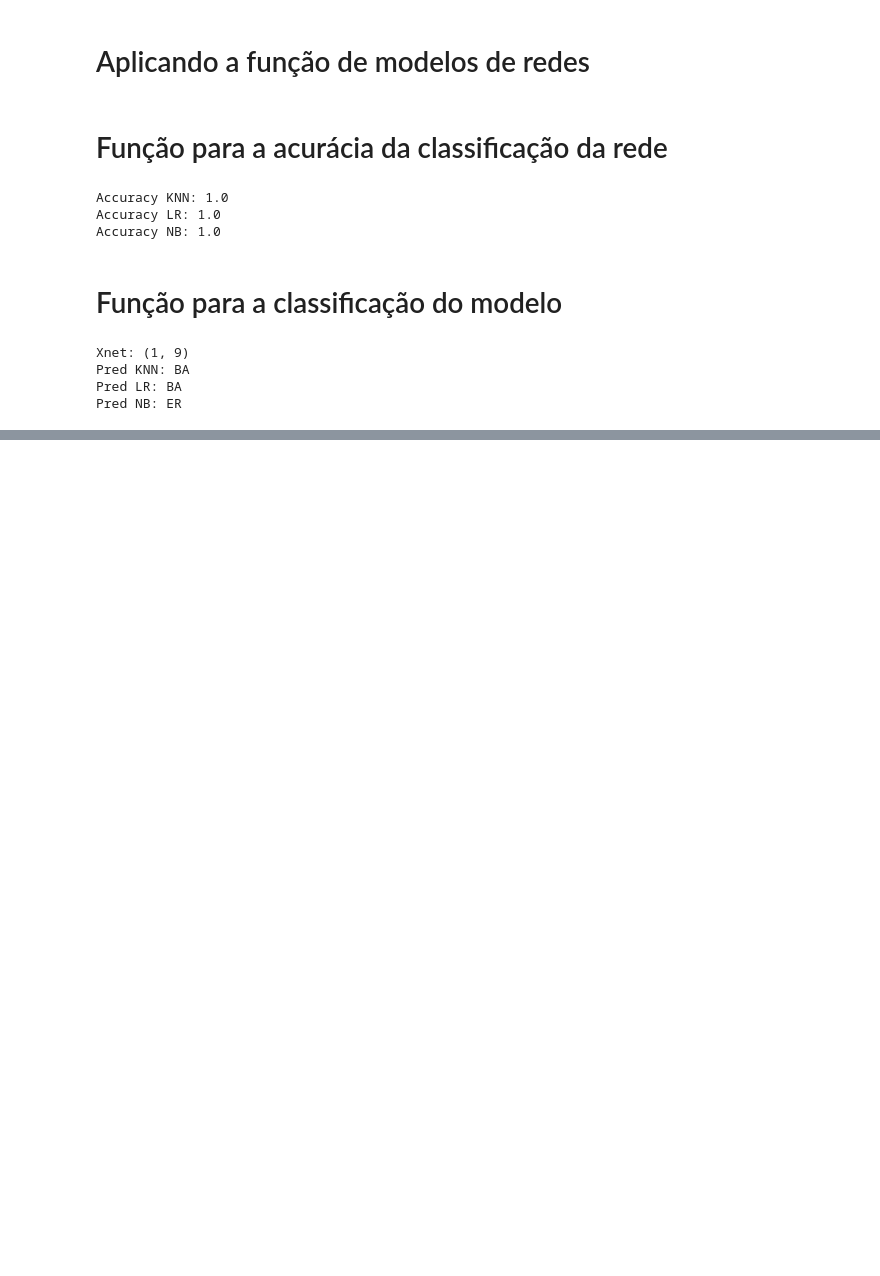
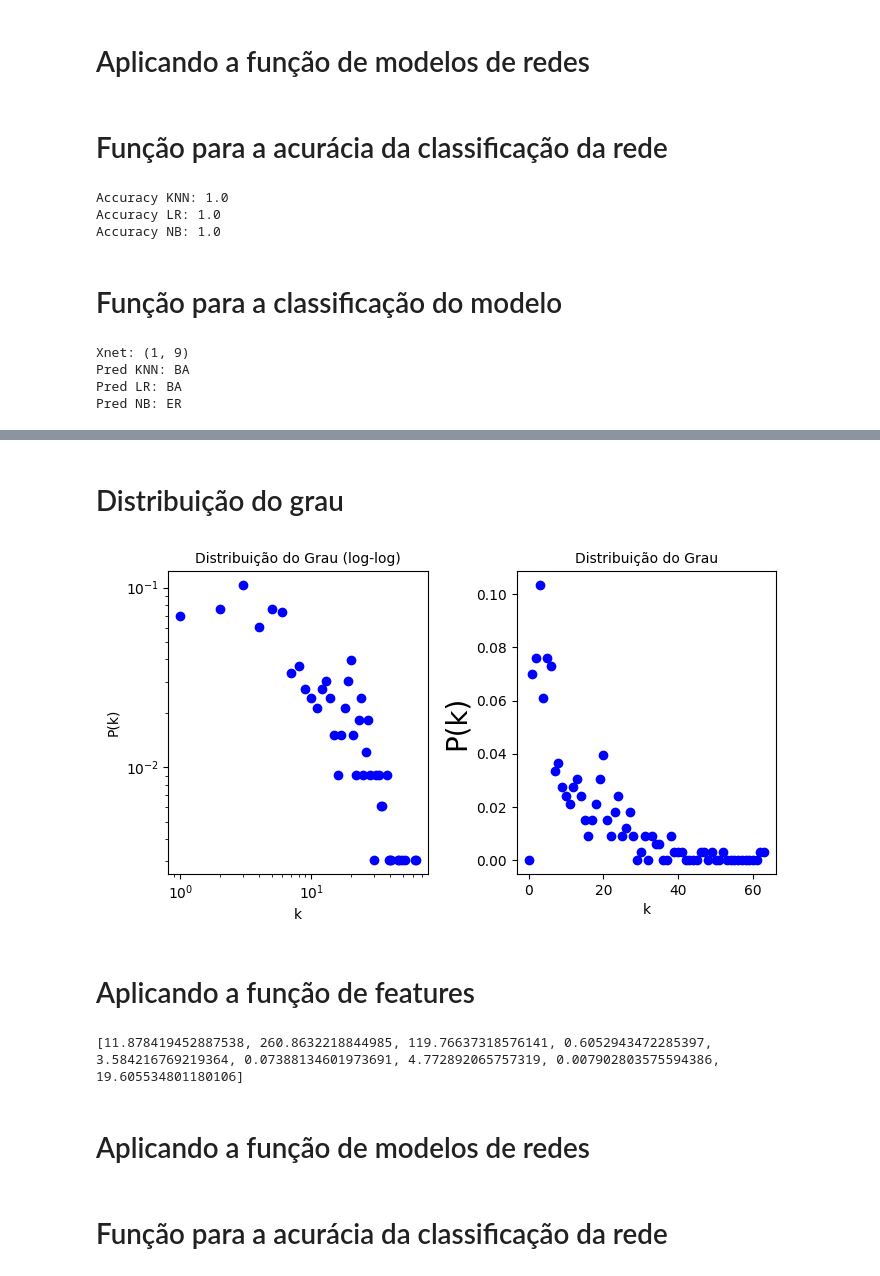
Before and after one commit to VictorFrancheto/Synchronization_Complex_Networks, a Jupyter notebook: trabalho.ipynb, the cells around one changed output, grey strips where cells are left out. Saved outputs shown, nothing was run; the diff lists cells and outputs as text; code cells hidden in the pictures; blank space fills up the shorter version.

```diff
--- a/trabalho.ipynb
+++ b/trabalho.ipynb
@@ -766,0 +997,37 @@ Pred NB: ER
+# %% [markdown]
+# Distribuição do grau
+# %%
+ks, Pk = degree_distribution(G_nx)
+
+plt.figure(figsize=(7, 4))
+
+# Primeiro gráfico (log-log)
+plt.subplot(1, 2, 1)
+plt.xscale("log")
+plt.yscale("log")
+plt.plot(ks, Pk, "bo")
+plt.xlabel("k", fontsize=10)
+plt.ylabel("P(k)", fontsize=10)
+plt.title("Distribuição do Grau (log-log)", fontsize=10)
+
+# Segundo gráfico (linear)
+plt.subplot(1, 2, 2)
+plt.plot(ks, Pk, "bo")
+plt.xlabel("k", fontsize=10)
+plt.ylabel("P(k)", fontsize=20)
+plt.title("Distribuição do Grau", fontsize=10)
+
+plt.tight_layout()
+plt.show()
+# %% [output]
+[figure, added]
+# %% [markdown]
+# Aplicando a função de features
+# %%
+k1, k2, variance, av_cl, l, r, H, av_B, av_knn = measures(G_nx)
+X_net = [k1, k2, variance, av_cl, l, r, H, av_B, av_knn]
+print(X_net)
+# %% [output]
+[11.878419452887538, 260.8632218844985, 119.76637318576141, 0.6052943472285397, 3.584216769219364, 0.07388134601973691, 4.772892065757319, 0.007902803575594386, 19.605534801180106]
+# %% [markdown]
+# Aplicando a função de modelos de redes
@@ -766,0 +1047,2 @@ Pred NB: ER
+# %% [markdown]
+# Função para a acurácia da classificação da rede
```
Also changed, not shown: parts of 75 cells of this notebook.
